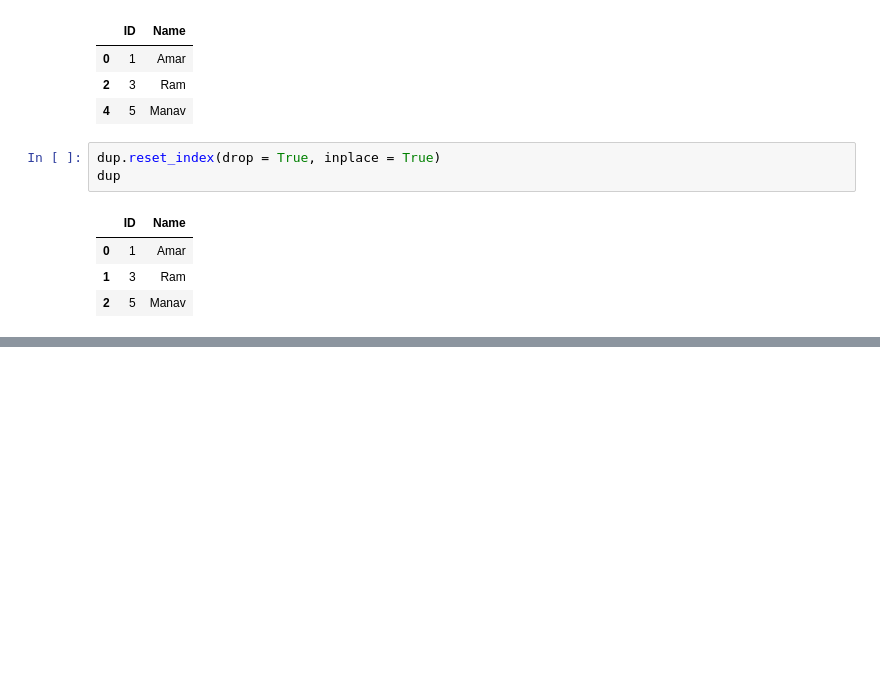
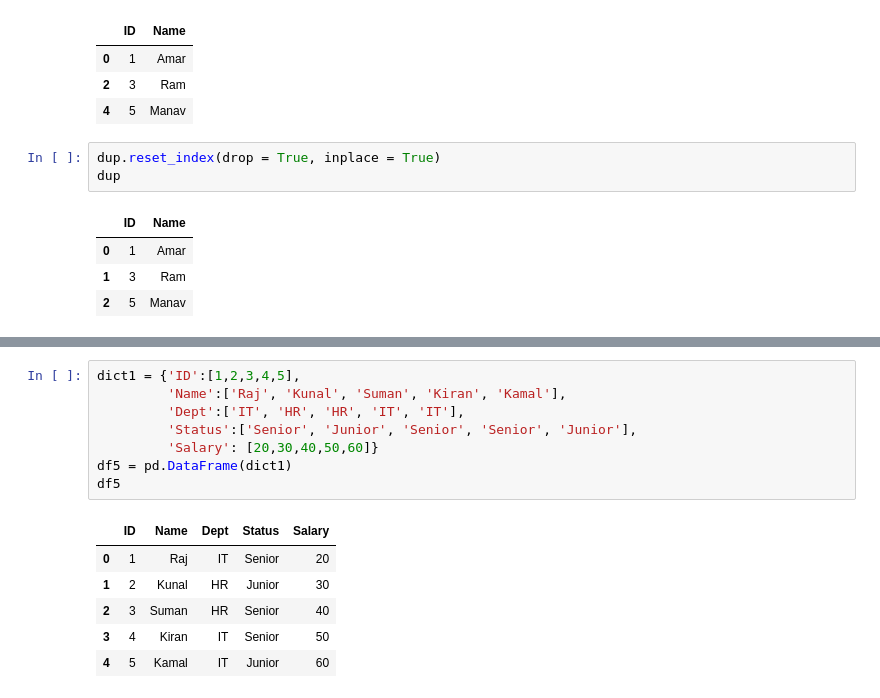
Before and after one commit to Afrynh/Python, a Jupyter notebook: Python.ipynb, the cells around one changed output, grey strips where cells are left out. Cells and saved outputs as stored; diff of their text form; blank space fills up the shorter version.

```diff
--- a/Python.ipynb
+++ b/Python.ipynb
@@ -3020,0 +3065,15 @@ dup
+# %%
+dict1 = {'ID':[1,2,3,4,5],
+         'Name':['Raj', 'Kunal', 'Suman', 'Kiran', 'Kamal'],
+         'Dept':['IT', 'HR', 'HR', 'IT', 'IT'],
+         'Status':['Senior', 'Junior', 'Senior', 'Senior', 'Junior'],
+         'Salary': [20,30,40,50,60]}
+df5 = pd.DataFrame(dict1)
+df5
+# %% [output]
+|  | ID | Name | Dept | Status | Salary |
+| 0 | 1 | Raj | IT | Senior | 20 |
+| 1 | 2 | Kunal | HR | Junior | 30 |
+| 2 | 3 | Suman | HR | Senior | 40 |
+| 3 | 4 | Kiran | IT | Senior | 50 |
+| 4 | 5 | Kamal | IT | Junior | 60 |
```
Also changed, not shown: parts of 13 cells of this notebook.
